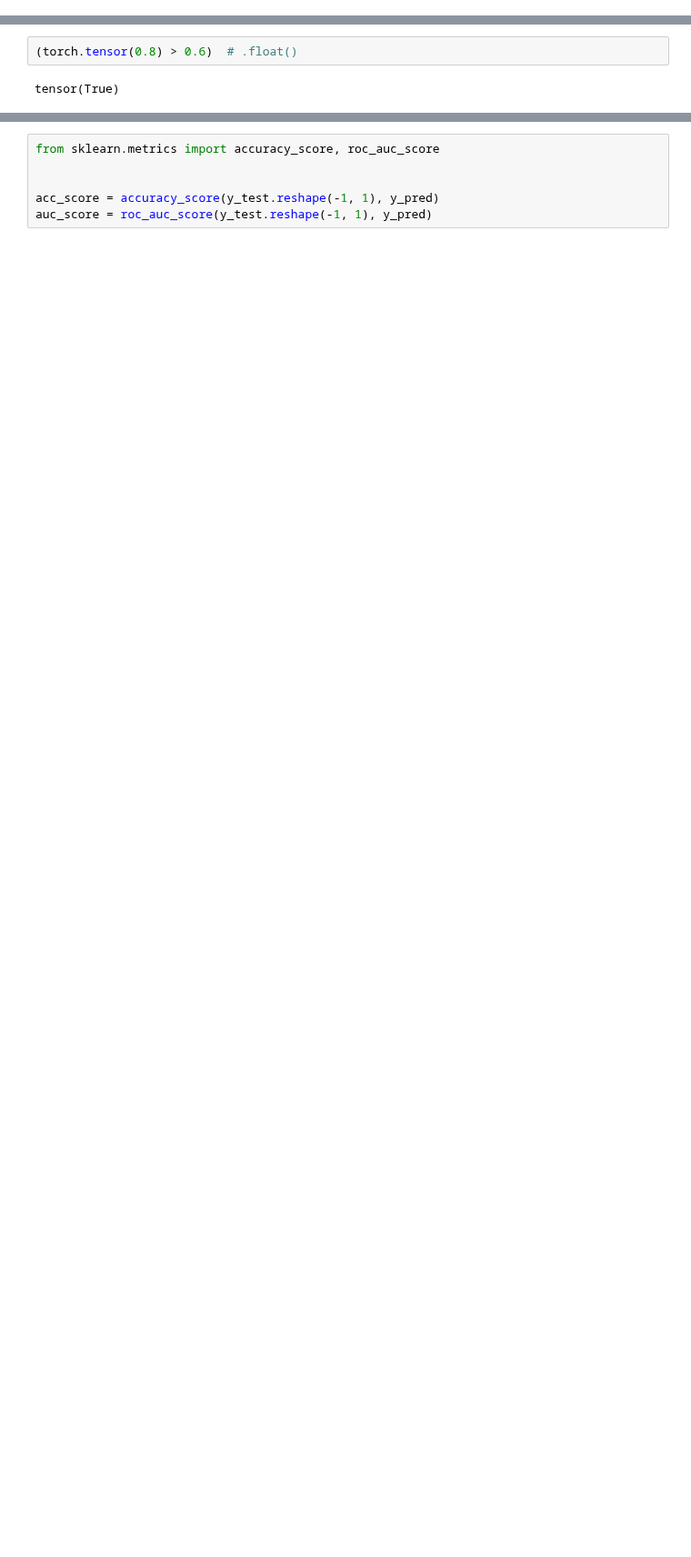
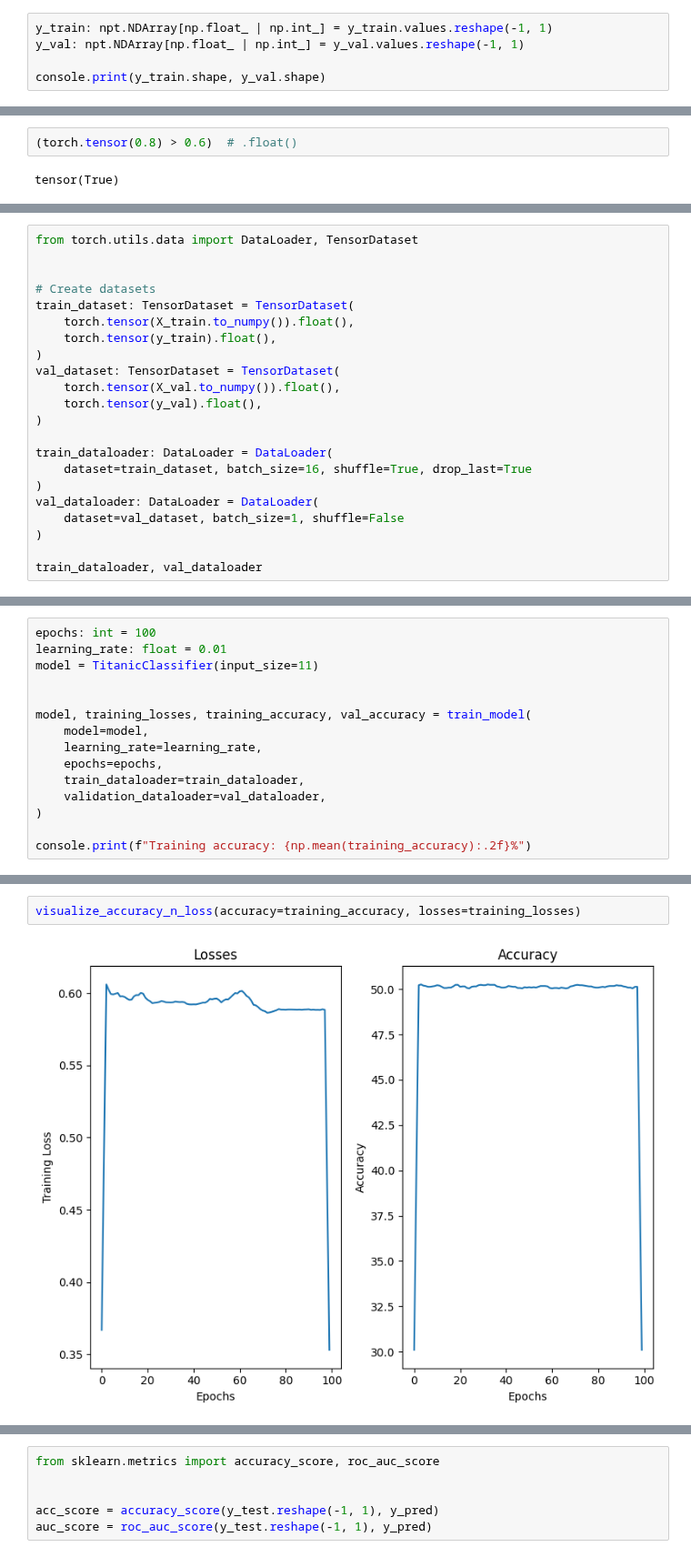
Before and after one commit to chineidu/Deep-Learning-With-Pytorch, a Jupyter notebook: notebook/02_ANN/01-lab.ipynb, the cells around one changed output, grey strips where cells are left out. Shown at 91% size. Cells and saved outputs as stored; diff of their text form; blank space fills up the shorter version.

```diff
--- a/notebook/02_ANN/01-lab.ipynb
+++ b/notebook/02_ANN/01-lab.ipynb
@@ -79,0 +92,5 @@ from tqdm.notebook import tqdm
+# %%
+y_train: npt.NDArray[np.float_ | np.int_] = y_train.values.reshape(-1, 1)
+y_val: npt.NDArray[np.float_ | np.int_] = y_val.values.reshape(-1, 1)
+
+console.print(y_train.shape, y_val.shape)
@@ -159,0 +192,22 @@ tensor(True)
+# %%
+from torch.utils.data import DataLoader, TensorDataset
+
+
+# Create datasets
+train_dataset: TensorDataset = TensorDataset(
+    torch.tensor(X_train.to_numpy()).float(),
+    torch.tensor(y_train).float(),
+)
+val_dataset: TensorDataset = TensorDataset(
+    torch.tensor(X_val.to_numpy()).float(),
+    torch.tensor(y_val).float(),
+)
+
+train_dataloader: DataLoader = DataLoader(
+    dataset=train_dataset, batch_size=16, shuffle=True, drop_last=True
+)
+val_dataloader: DataLoader = DataLoader(
+    dataset=val_dataset, batch_size=1, shuffle=False
+)
+
+train_dataloader, val_dataloader
@@ -159,0 +289,15 @@ tensor(True)
+# %%
+epochs: int = 100
+learning_rate: float = 0.01
+model = TitanicClassifier(input_size=11)
+
+
+model, training_losses, training_accuracy, val_accuracy = train_model(
+    model=model,
+    learning_rate=learning_rate,
+    epochs=epochs,
+    train_dataloader=train_dataloader,
+    validation_dataloader=val_dataloader,
+)
+
+console.print(f"Training accuracy: {np.mean(training_accuracy):.2f}%")
@@ -160 +312,5 @@ tensor(True)
+# %%
+visualize_accuracy_n_loss(accuracy=training_accuracy, losses=training_losses)
+# %% [output]
+[figure, added]
 # %%
```
Also changed, not shown: parts of 19 cells of this notebook, 1 other file.
